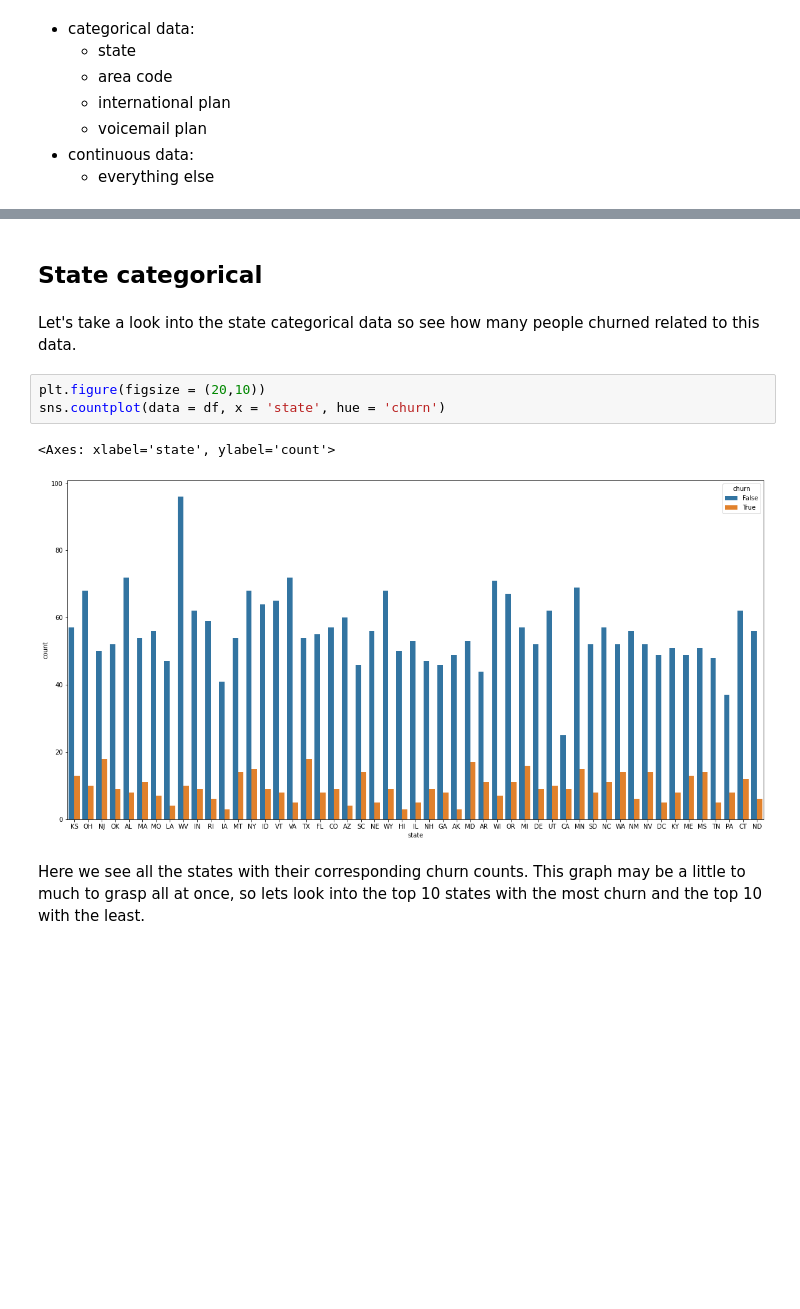
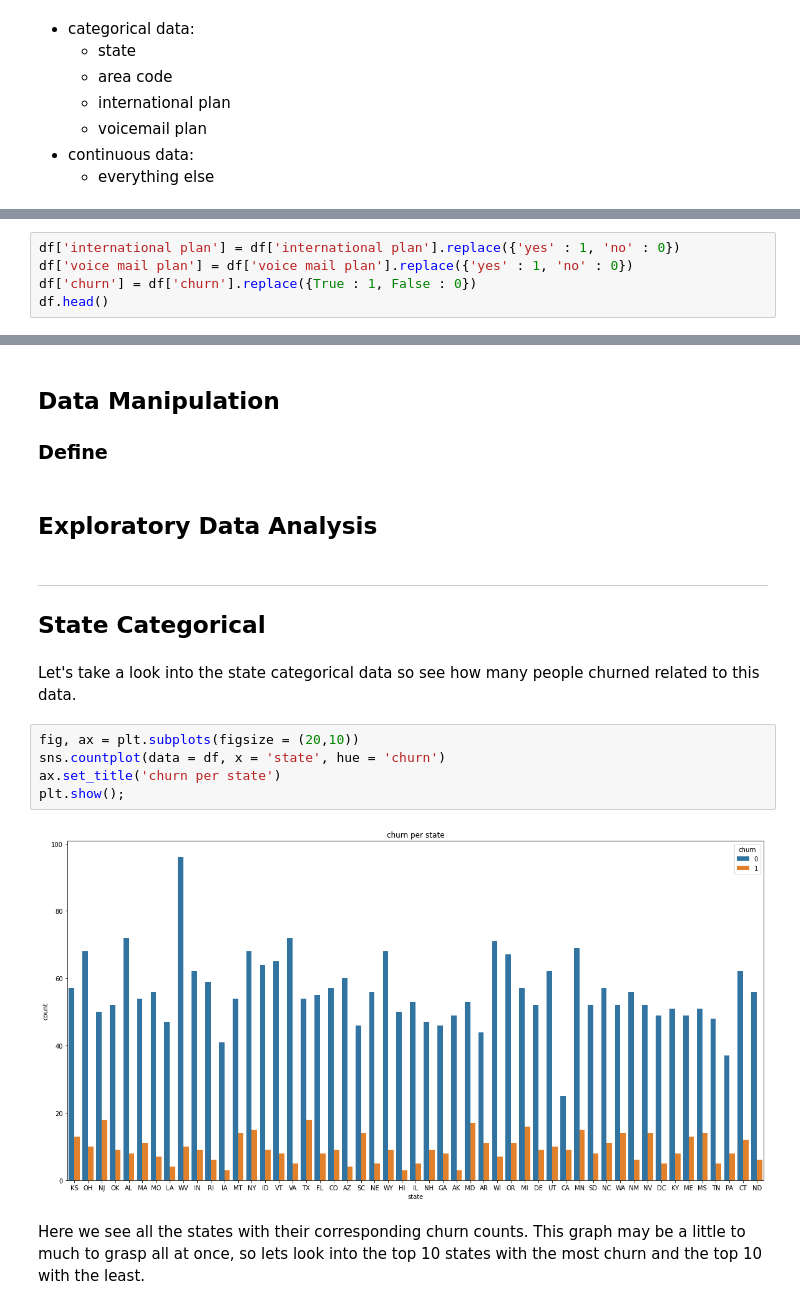
Before and after one commit to Djohnson1313/Predicting_customer_churn, a Jupyter notebook: predicting_customer_churn.ipynb, the cells around one changed output, grey strips where cells are left out. Saved outputs shown, nothing was run; the diff lists cells and outputs as text; blank space fills up the shorter version.

Commit message:
looked into categorical data

```diff
--- a/predicting_customer_churn.ipynb
+++ b/predicting_customer_churn.ipynb
@@ -104,0 +118,5 @@ memory usage: 498.1+ KB
+# %%
+df['international plan'] = df['international plan'].replace({'yes' : 1, 'no' : 0})
+df['voice mail plan'] = df['voice mail plan'].replace({'yes' : 1, 'no' : 0})
+df['churn'] = df['churn'].replace({True : 1, False : 0})
+df.head()
@@ -105,13 +130,20 @@ memory usage: 498.1+ KB
+# %% [markdown]
+## Data Manipulation
+### Define
+# %% [markdown]
+## Exploratory Data Analysis
 # %% [markdown]
-## State categorical
+---
+## State Categorical
 # %% [markdown]
 Let's take a look into the state categorical data so see how many people churned related to this data.
 # %%
-plt.figure(figsize = (20,10))
+fig, ax = plt.subplots(figsize = (20,10))
 sns.countplot(data = df, x = 'state', hue = 'churn')
+ax.set_title('churn per state')
+plt.show();
 # %% [output]
-<Axes: xlabel='state', ylabel='count'>
-[figure, old version]
+[figure, new version]
 # %% [markdown]
 Here we see all the states with their corresponding churn counts. This graph may be a little to much to grasp all at once, so lets look into the top 10 states with the most churn and the top 10 with the least.
 # %%
```
Also changed, not shown: parts of 29 cells of this notebook.
